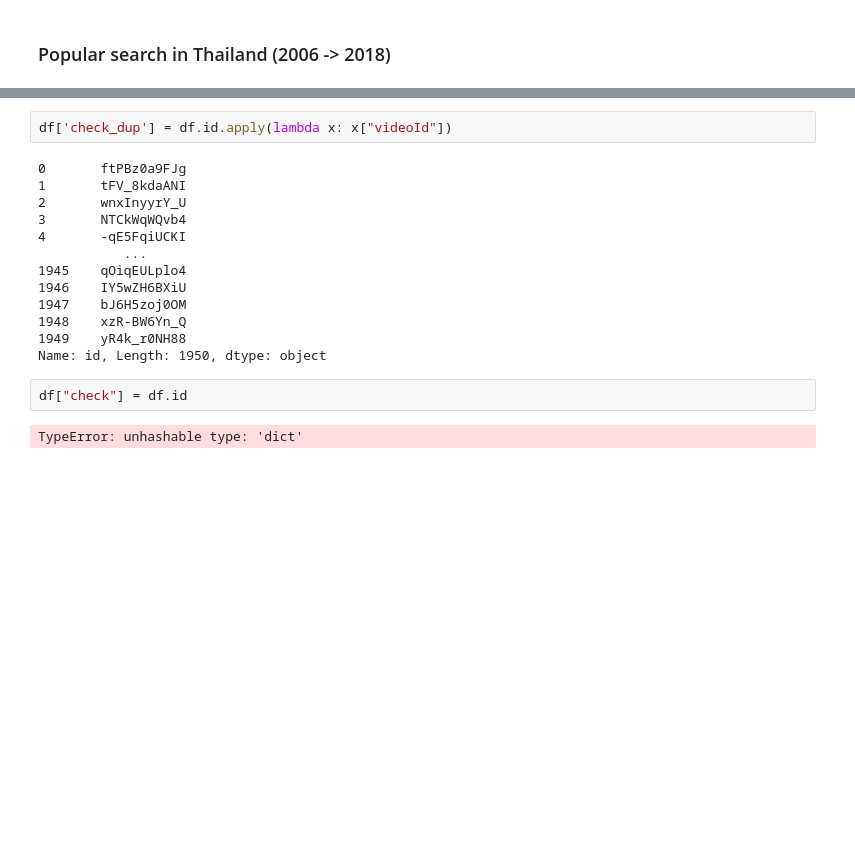
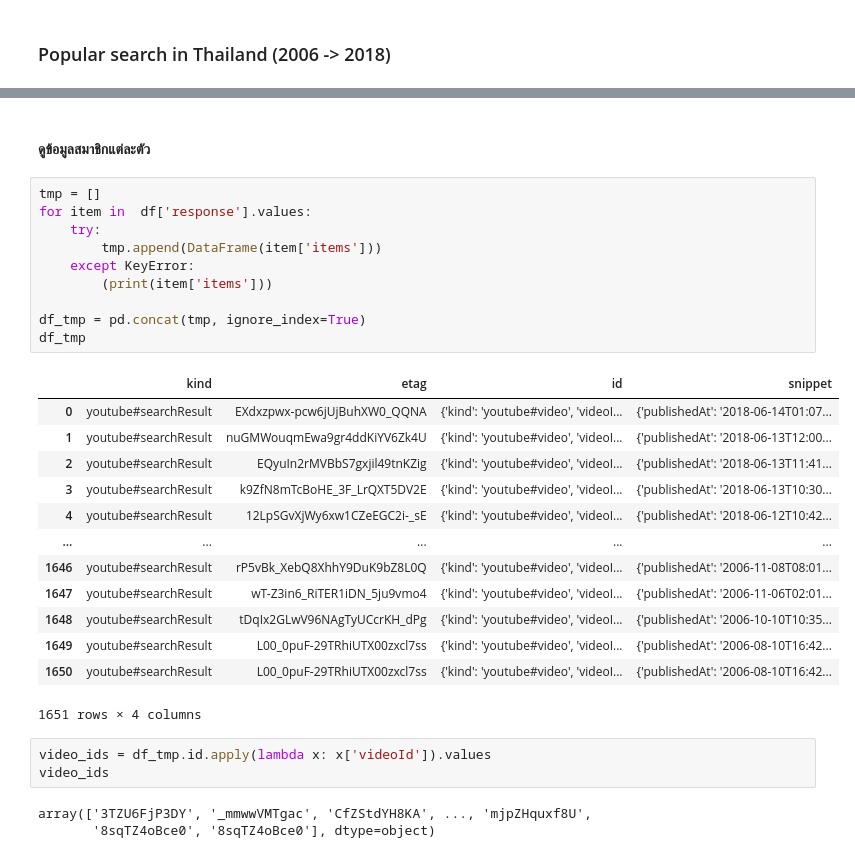
Before and after one commit to chonsawat/Data-Engineer, a Jupyter notebook: Youtube API.ipynb, the cells around one changed output, grey strips where cells are left out. Saved outputs shown, nothing was run; the diff lists cells and outputs as text; blank space fills up the shorter version.

```diff
--- a/Youtube API.ipynb
+++ b/Youtube API.ipynb
@@ -217,19 +239,32 @@ df
+# %% [markdown]
+#### ดูข้อมูลสมาชิกแต่ละตัว
+# %%
+tmp = []
+for item in  df['response'].values:
+    try:
+        tmp.append(DataFrame(item['items']))
+    except KeyError:
+        (print(item['items']))
+
+df_tmp = pd.concat(tmp, ignore_index=True)
+df_tmp
+# %% [output]
+|  | kind | etag | id | snippet |
+| 0 | youtube#searchResult | EXdxzpwx-pcw6jUjBuhXW0_QQNA | {'kind': 'youtube#video', 'videoI... | {'publishedAt': '2018-06-14T01:07... |
+| 1 | youtube#searchResult | nuGMWouqmEwa9gr4ddKiYV6Zk4U | {'kind': 'youtube#video', 'videoI... | {'publishedAt': '2018-06-13T12:00... |
+| 2 | youtube#searchResult | EQyuIn2rMVBbS7gxjil49tnKZig | {'kind': 'youtube#video', 'videoI... | {'publishedAt': '2018-06-13T11:41... |
+| 3 | youtube#searchResult | k9ZfN8mTcBoHE_3F_LrQXT5DV2E | {'kind': 'youtube#video', 'videoI... | {'publishedAt': '2018-06-13T10:30... |
+| 4 | youtube#searchResult | 12LpSGvXjWy6xw1CZeEGC2i-_sE | {'kind': 'youtube#video', 'videoI... | {'publishedAt': '2018-06-12T10:42... |
+| ... | ... | ... | ... | ... |
+| 1646 | youtube#searchResult | rP5vBk_XebQ8XhhY9DuK9bZ8L0Q | {'kind': 'youtube#video', 'videoI... | {'publishedAt': '2006-11-08T08:01... |
+| 1647 | youtube#searchResult | wT-Z3in6_RiTER1iDN_5ju9vmo4 | {'kind': 'youtube#video', 'videoI... | {'publishedAt': '2006-11-06T02:01... |
+| 1648 | youtube#searchResult | tDqIx2GLwV96NAgTyUCcrKH_dPg | {'kind': 'youtube#video', 'videoI... | {'publishedAt': '2006-10-10T10:35... |
+| 1649 | youtube#searchResult | L00_0puF-29TRhiUTX00zxcl7ss | {'kind': 'youtube#video', 'videoI... | {'publishedAt': '2006-08-10T16:42... |
+| 1650 | youtube#searchResult | L00_0puF-29TRhiUTX00zxcl7ss | {'kind': 'youtube#video', 'videoI... | {'publishedAt': '2006-08-10T16:42... |
+1651 rows × 4 columns
 # %%
-df['check_dup'] = df.id.apply(lambda x: x["videoId"])
+video_ids = df_tmp.id.apply(lambda x: x['videoId']).values
+video_ids
 # %% [output]
-0       ftPBz0a9FJg
-1       tFV_8kdaANI
-2       wnxInyyrY_U
-3       NTCkWqWQvb4
-4       -qE5FqiUCKI
-           ...
-1945    qOiqEULplo4
-1946    IY5wZH6BXiU
-1947    bJ6H5zoj0OM
-1948    xzR-BW6Yn_Q
-1949    yR4k_r0NH88
-Name: id, Length: 1950, dtype: object
+array(['3TZU6FjP3DY', '_mmwwVMTgac', 'CfZStdYH8KA', ..., 'mjpZHquxf8U',
+       '8sqTZ4oBce0', '8sqTZ4oBce0'], dtype=object)
-# %%
-df["check"] = df.id
-# %% [output]
-TypeError: unhashable type: 'dict'
```
Also changed, not shown: parts of 16 cells of this notebook, 9 other files.
